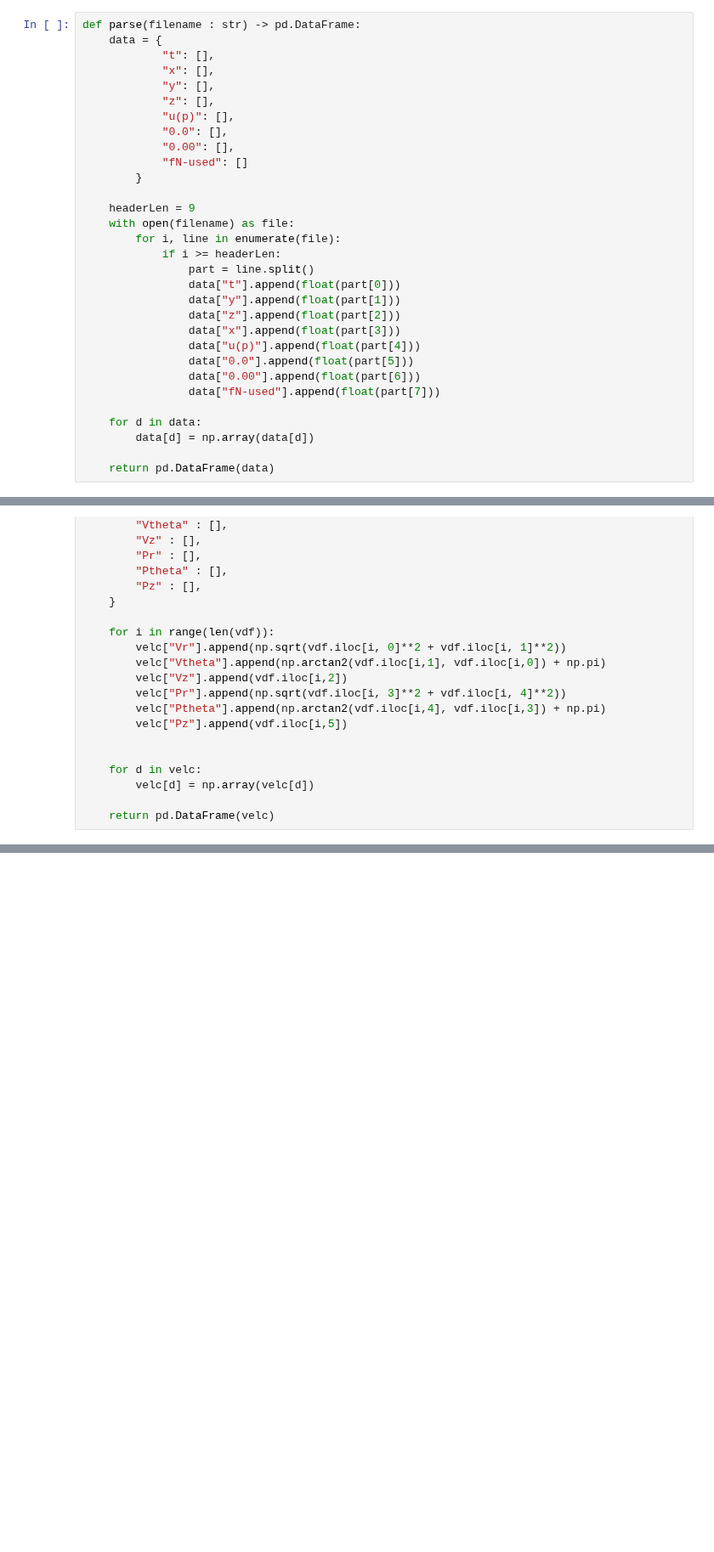
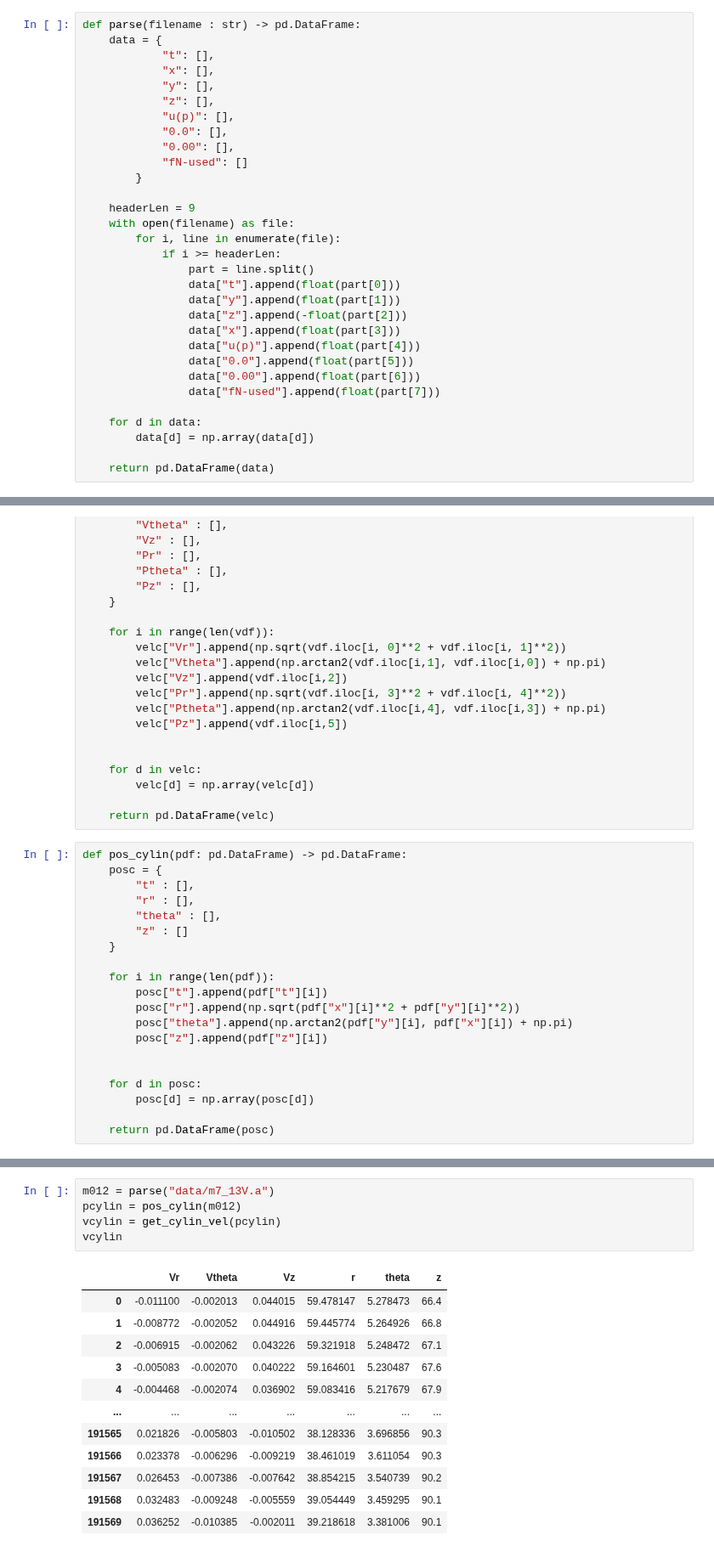
Before and after one commit to PEPT-Data-Analysis-Group/PEPT-, a Jupyter notebook: Day1Analysis.ipynb, the cells around one changed output, grey strips where cells are left out. Shown at 85% size. Saved outputs shown, nothing was run; the diff lists cells and outputs as text; blank space fills up the shorter version.

```diff
--- a/Day1Analysis.ipynb
+++ b/Day1Analysis.ipynb
@@ -22,7 +22,7 @@ def parse(filename : str) -> pd.DataFrame:
                 part = line.split()
                 data["t"].append(float(part[0]))
                 data["y"].append(float(part[1]))
-                data["z"].append(float(part[2]))
+                data["z"].append(-float(part[2]))
                 data["x"].append(float(part[3]))
                 data["u(p)"].append(float(part[4]))
                 data["0.0"].append(float(part[5]))
@@ -115,6 +152,26 @@ def vel_cylin(vdf: pd.DataFrame) -> pd.DataFrame:
         velc[d] = np.array(velc[d])
 
     return pd.DataFrame(velc)
+# %%
+def pos_cylin(pdf: pd.DataFrame) -> pd.DataFrame:
+    posc = {
+        "t" : [],
+        "r" : [],
+        "theta" : [],
+        "z" : []
+    }
+
+    for i in range(len(pdf)):
+        posc["t"].append(pdf["t"][i])
+        posc["r"].append(np.sqrt(pdf["x"][i]**2 + pdf["y"][i]**2))
+        posc["theta"].append(np.arctan2(pdf["y"][i], pdf["x"][i]) + np.pi)
+        posc["z"].append(pdf["z"][i])
+
+
+    for d in posc:
+        posc[d] = np.array(posc[d])
+
+    return pd.DataFrame(posc)
 # %%
 def plot_vel_stream(vcylin: pd.DataFrame, begin: int, end: int, rows: int, cols: int):
 
@@ -190,0 +233,18 @@ plot_vel_stream(cylin, 665, 790, 50, 50)
+# %%
+m012 = parse("data/m7_13V.a")
+pcylin = pos_cylin(m012)
+vcylin = get_cylin_vel(pcylin)
+vcylin
+# %% [output]
+|  | Vr | Vtheta | Vz | r | theta | z |
+| 0 | -0.011100 | -0.002013 | 0.044015 | 59.478147 | 5.278473 | 66.4 |
+| 1 | -0.008772 | -0.002052 | 0.044916 | 59.445774 | 5.264926 | 66.8 |
+| 2 | -0.006915 | -0.002062 | 0.043226 | 59.321918 | 5.248472 | 67.1 |
+| 3 | -0.005083 | -0.002070 | 0.040222 | 59.164601 | 5.230487 | 67.6 |
+| 4 | -0.004468 | -0.002074 | 0.036902 | 59.083416 | 5.217679 | 67.9 |
+| ... | ... | ... | ... | ... | ... | ... |
+| 191565 | 0.021826 | -0.005803 | -0.010502 | 38.128336 | 3.696856 | 90.3 |
+| 191566 | 0.023378 | -0.006296 | -0.009219 | 38.461019 | 3.611054 | 90.3 |
+| 191567 | 0.026453 | -0.007386 | -0.007642 | 38.854215 | 3.540739 | 90.2 |
+| 191568 | 0.032483 | -0.009248 | -0.005559 | 39.054449 | 3.459295 | 90.1 |
+| 191569 | 0.036252 | -0.010385 | -0.002011 | 39.218618 | 3.381006 | 90.1 |
```
Also changed, not shown: parts of 13 cells of this notebook, 2 other files.
